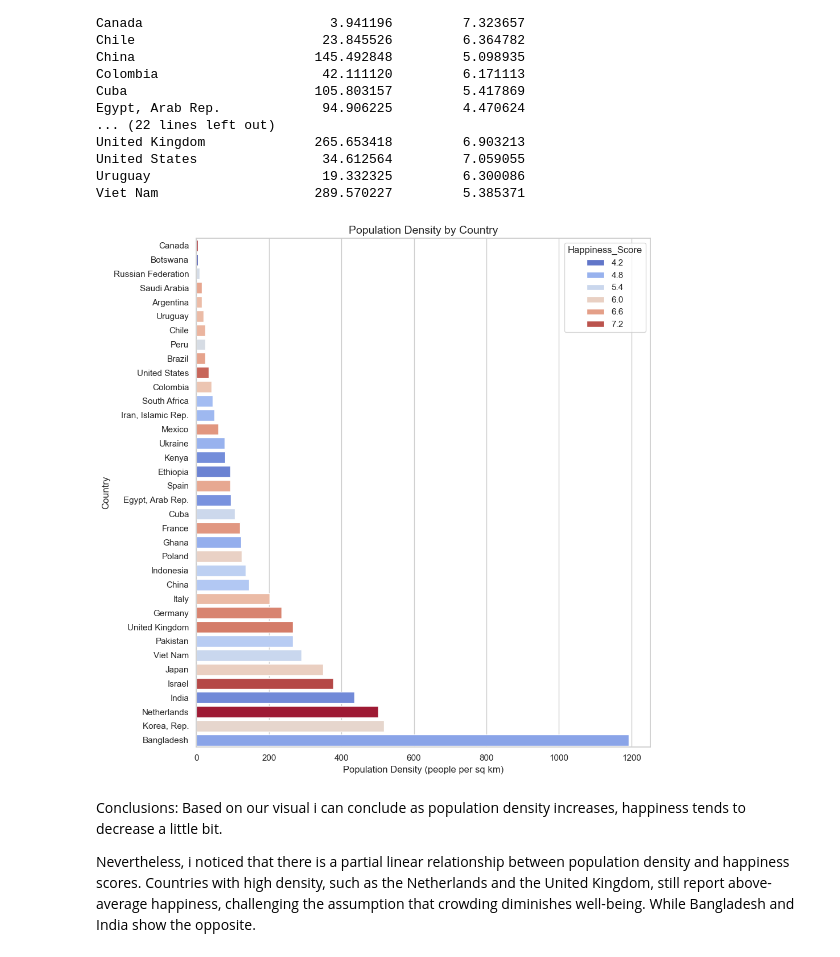
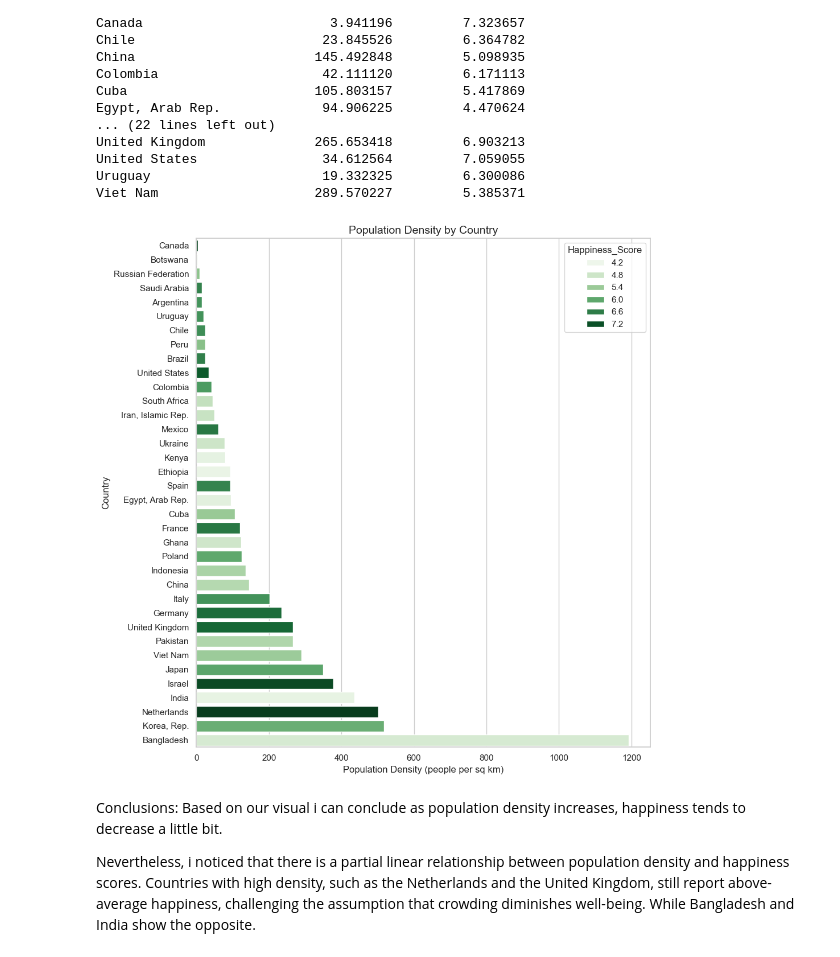
Before and after one commit to oliv-1990/HAPPY, a Jupyter notebook: happy_analysis.ipynb, the cells around one changed output. Cells and saved outputs as stored; diff of their text form; code cells hidden in the pictures.

```diff
--- a/happy_analysis.ipynb
+++ b/happy_analysis.ipynb
@@ -1121,29 +1121,29 @@ Viet Nam                    289.570227         5.385371
 # %%
 
 # Sort for tidy layout
 sorted_den_df = pop_den_averages.sort_values('population_density', ascending=True)
 
 plt.figure(figsize=(10, 10))
 
 sns.barplot(
     data=sorted_den_df,
     x='population_density',
     y='country',
     hue='Happiness_Score',
-    palette='coolwarm',
+    palette='Greens',
     dodge=False
 )
 
 
 # Customized the plot
 plt.title('Population Density by Country', fontsize=14)
 plt.ylabel('Country')
 plt.xlabel('Population Density (people per sq km)')
 plt.legend(title='Happiness_Score')
 plt.tight_layout()
 plt.show()
 # %% [output]
-[figure, old version]
+[figure, new version]
 # %% [markdown]
 Conclusions:
 Based on our visual i can conclude as population density increases, happiness tends to decrease a little bit.
```
Also changed, not shown: parts of 4 cells of this notebook.
